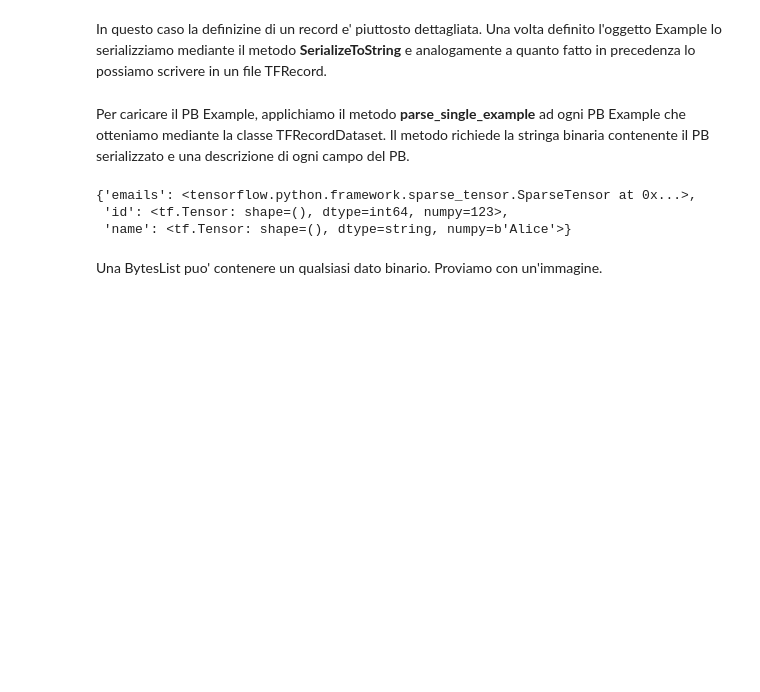
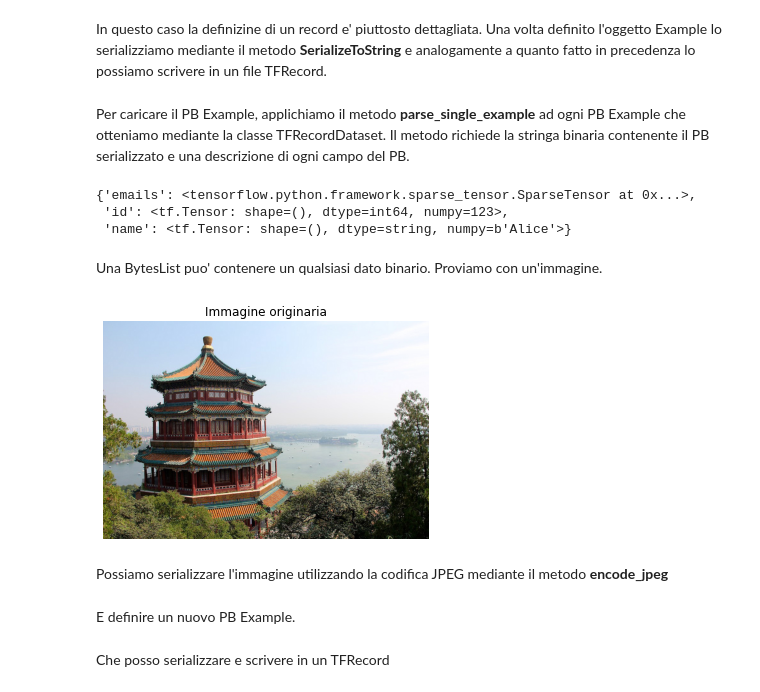
Before and after one commit to matzigno/CSML21, a Jupyter notebook: ETLPipeline.ipynb, the cells around one changed output. Cells and saved outputs as stored; diff of their text form; code cells hidden in the pictures; blank space fills up the shorter version.

```diff
--- a/ETLPipeline.ipynb
+++ b/ETLPipeline.ipynb
@@ -1080,3 +1080,15 @@ parsed_example
  'name': <tf.Tensor: shape=(), dtype=string, numpy=b'Alice'>}
 # %% [markdown]
 Una BytesList puo' contenere un qualsiasi dato binario. Proviamo con un'immagine.
+# %%
+from sklearn.datasets import load_sample_images
+
+img = load_sample_images()["images"][0]
+plt.imshow(img)
+plt.axis("off")
+plt.title("Immagine originaria")
+plt.show()
+# %% [output]
+[figure, added]
+# %% [markdown]
+Possiamo serializzare l'immagine utilizzando la codifica JPEG mediante il metodo **encode_jpeg**
@@ -1082,0 +1097,2 @@ Una BytesList puo' contenere un qualsiasi dato binario. Proviamo con un'immagine
+# %% [markdown]
+E definire un nuovo PB Example.
@@ -1082,0 +1106,2 @@ Una BytesList puo' contenere un qualsiasi dato binario. Proviamo con un'immagine
+# %% [markdown]
+Che posso serializzare e scrivere in un TFRecord
```
Also changed, not shown: parts of 3 cells of this notebook.
